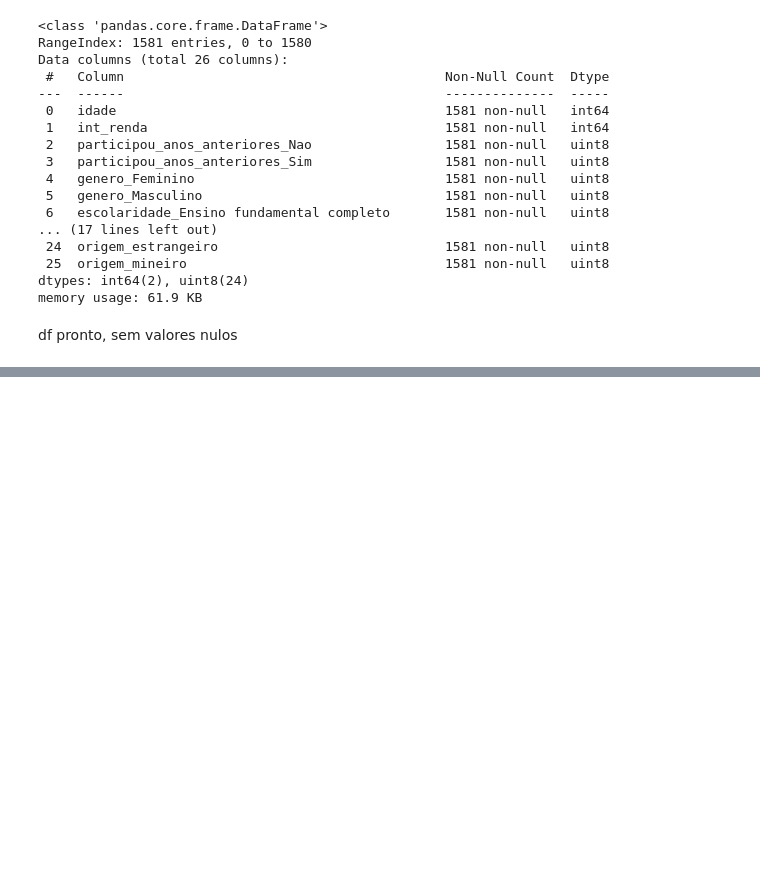
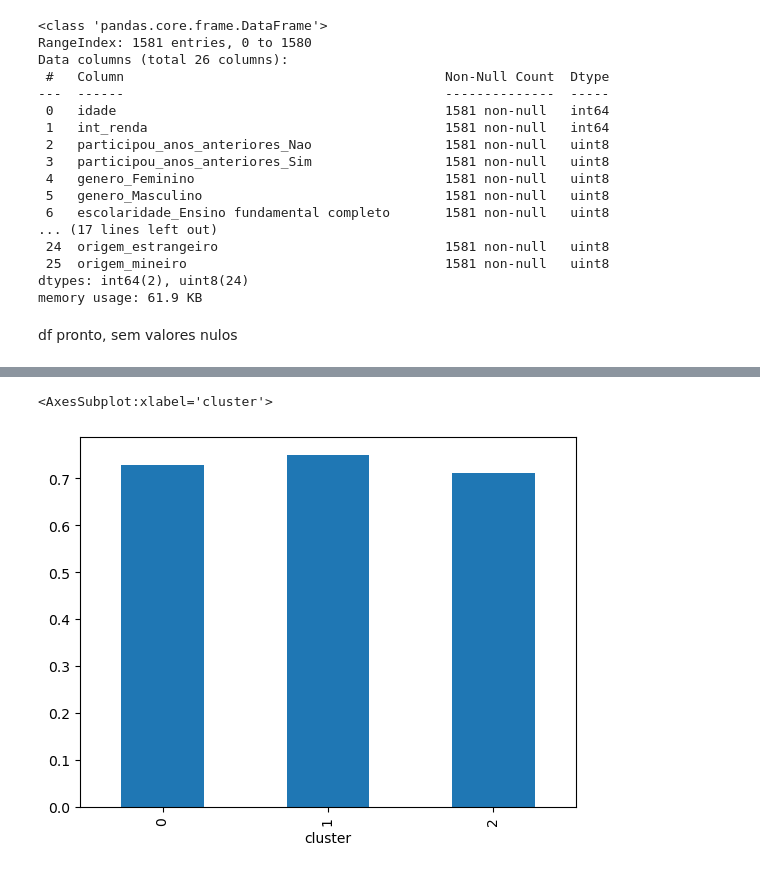
Before and after one commit to Aguiar-Gabriel/Carnaval-Pudding, a Jupyter notebook: clustering.ipynb, the cells around one changed output, grey strips where cells are left out. Drawn from its saved outputs; the diff is of its cells as text; code cells hidden in the pictures; blank space fills up the shorter version.

```diff
--- a/clustering.ipynb
+++ b/clustering.ipynb
@@ -257,0 +337,9 @@ sns.pairplot(df, hue="cluster")
+# %%
+df['anos_anteriores'] = 0
+for row in range(len(df)):
+    if df['participou_anos_anteriores'][row] == 'Sim':
+        df['anos_anteriores'][row] = 1
+    if df['participou_anos_anteriores'][row] == 'Nao':
+        df['anos_anteriores'][row] = 0
+df = df.drop('participou_anos_anteriores', axis=1)
+df.head()
@@ -257,0 +361,6 @@ sns.pairplot(df, hue="cluster")
+# %%
+#anos anteriores
+df.groupby('cluster')['anos_anteriores'].mean().plot(kind='bar')
+# %% [output]
+<AxesSubplot:xlabel='cluster'>
+[figure, added]
```
Also changed, not shown: parts of 33 cells of this notebook.
